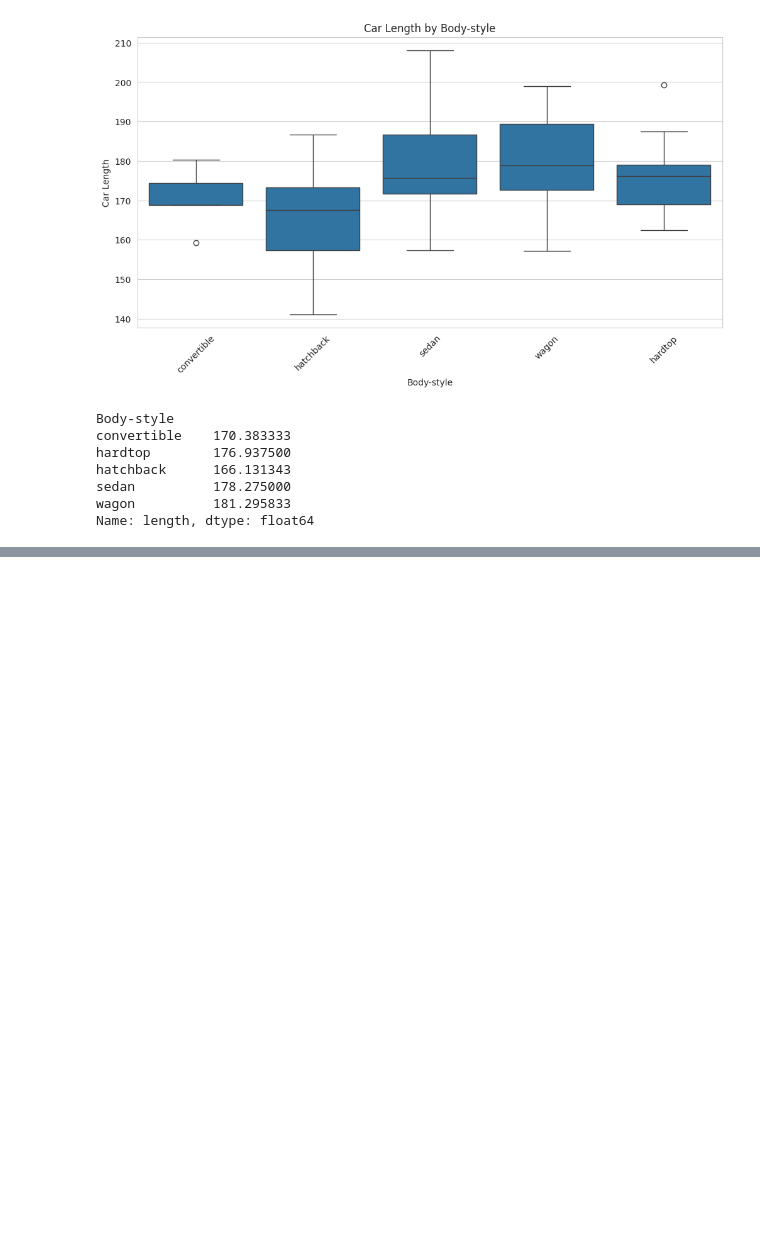
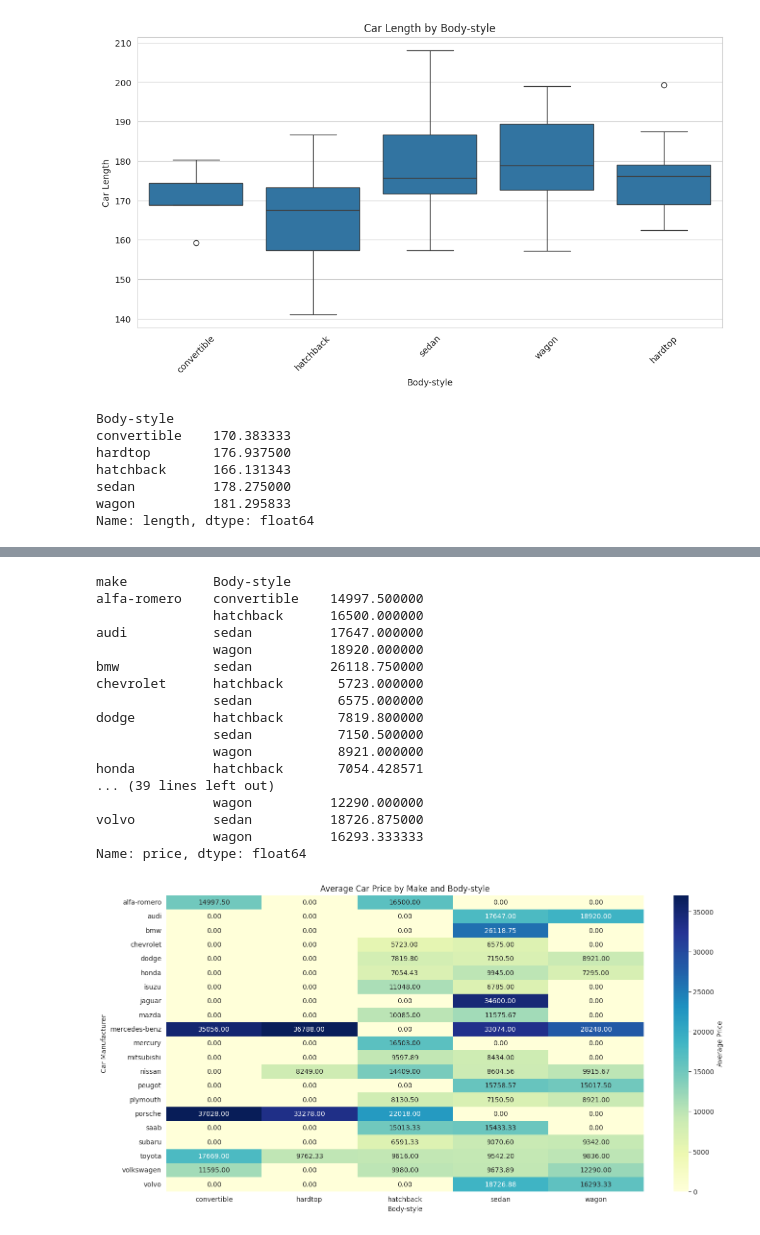
Before and after one commit to claireweng801006/data-analysis, a Jupyter notebook: 05_03_LAB_Automobile_19_翁敏喬.ipynb, the cells around one changed output, grey strips where cells are left out. Cells and saved outputs as stored; diff of their text form; code cells hidden in the pictures; blank space fills up the shorter version.

```diff
--- a/05_03_LAB_Automobile_19_翁敏喬.ipynb
+++ b/05_03_LAB_Automobile_19_翁敏喬.ipynb
@@ -708,0 +869,43 @@ Name: length, dtype: float64
+# %%
+# 練習題
+# 根據 車廠與車型(Body-style)的不同，計算各個組合的平均價格
+
+# 使用groupby根據車廠和車型計算平均價格
+# 根據make和body-style進行分組，並計算每個組合的平均車價
+avg_price_by_make_and_body_style = data.groupby(['make', 'Body-style'])['price'].mean()
+
+# 顯示結果
+print(avg_price_by_make_and_body_style)
+
+# 繪製車廠與車型組合的平均價格熱圖
+import seaborn as sns
+
+# 將結果轉換為透視表格式
+avg_price_pivot = avg_price_by_make_and_body_style.unstack(fill_value=0)
+
+# 繪製熱圖
+plt.figure(figsize=(16, 8))
+sns.heatmap(avg_price_pivot, annot=True, cmap='YlGnBu', fmt='.2f', cbar_kws={'label': 'Average Price'})
+plt.title('Average Car Price by Make and Body-style')
+plt.xlabel('Body-style')
+plt.ylabel('Car Manufacturer')
+plt.show()
+# %% [output]
+make           Body-style
+alfa-romero    convertible    14997.500000
+               hatchback      16500.000000
+audi           sedan          17647.000000
+               wagon          18920.000000
+bmw            sedan          26118.750000
+chevrolet      hatchback       5723.000000
+               sedan           6575.000000
+dodge          hatchback       7819.800000
+               sedan           7150.500000
+               wagon           8921.000000
+honda          hatchback       7054.428571
+... (39 lines left out)
+               wagon          12290.000000
+volvo          sedan          18726.875000
+               wagon          16293.333333
+Name: price, dtype: float64
+[figure, added]
```
Also changed, not shown: parts of 11 cells of this notebook.
